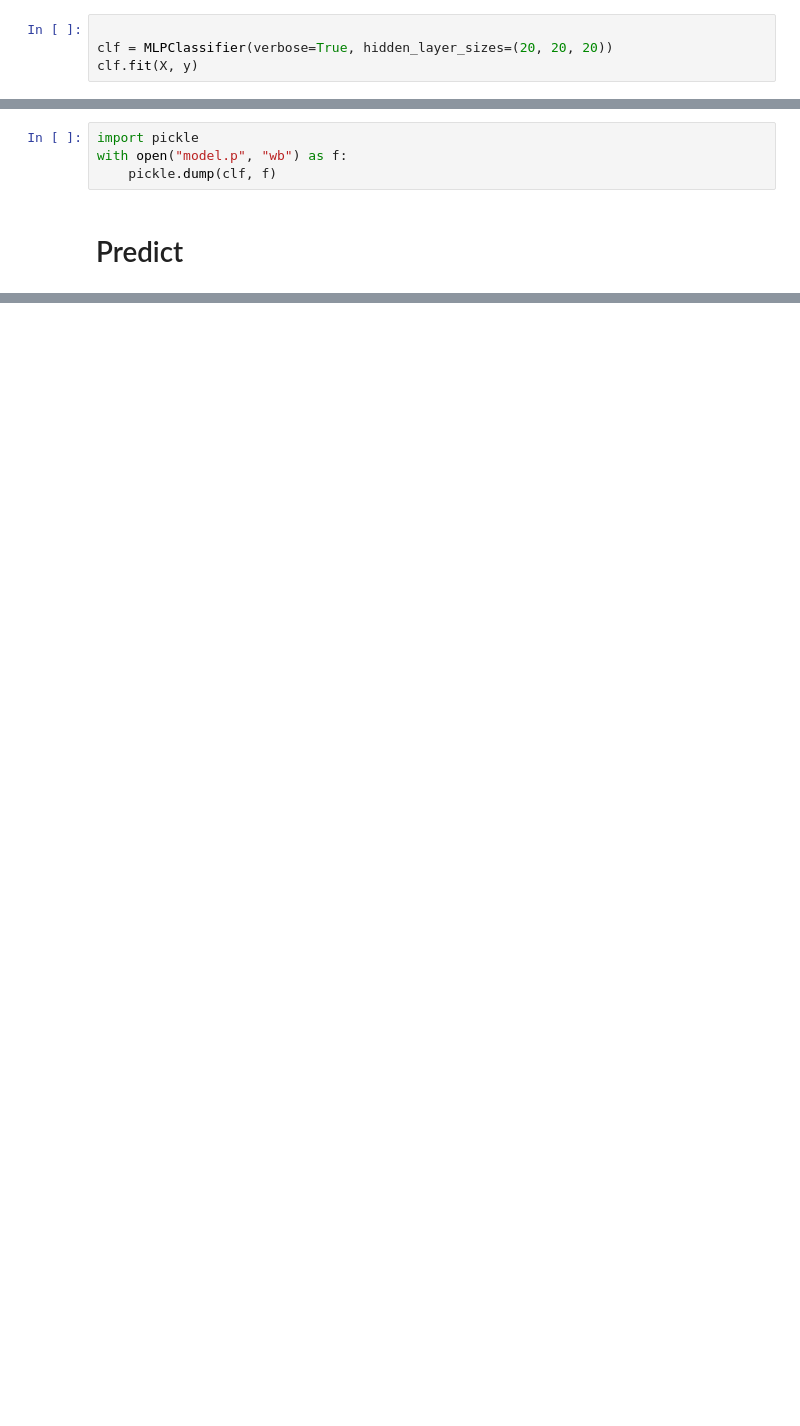
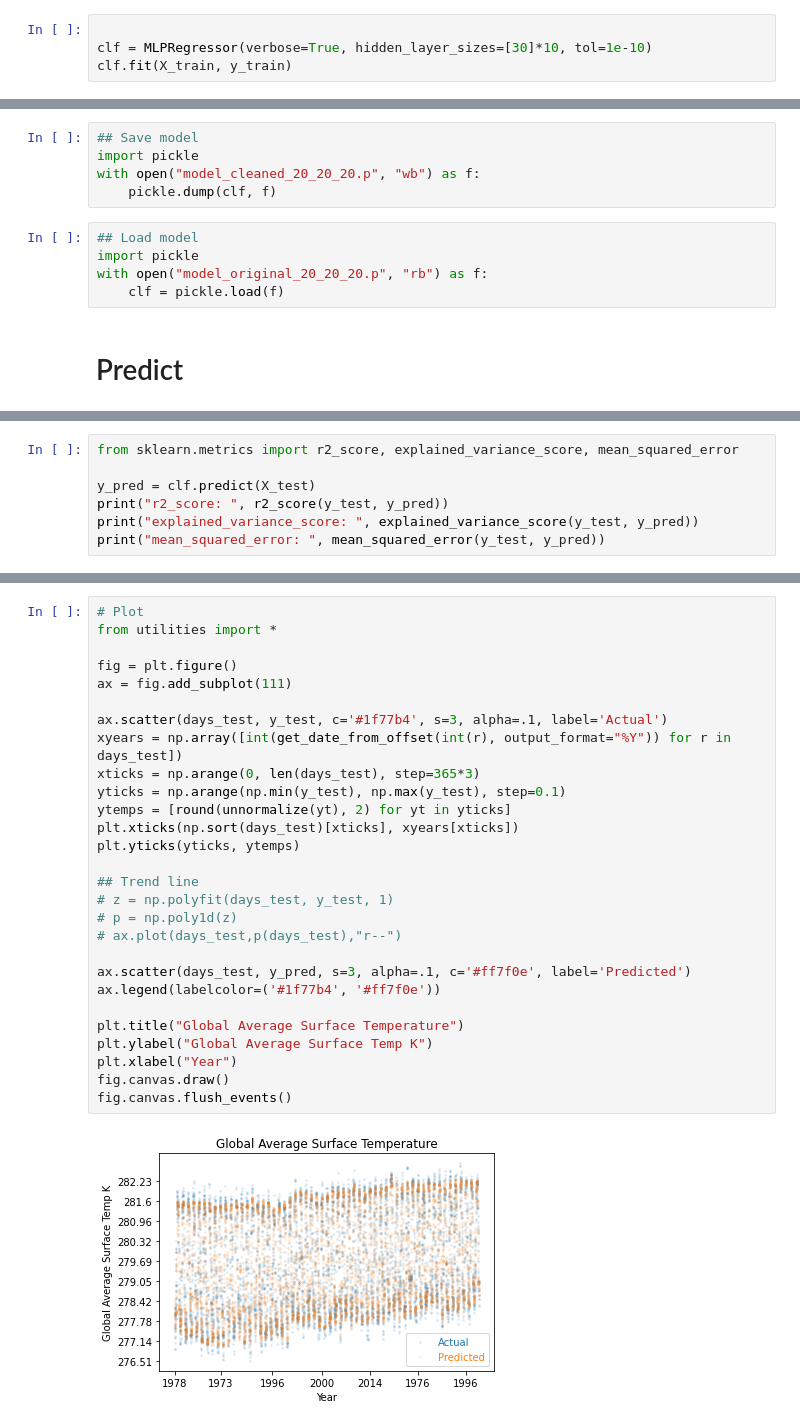
Before and after one commit to singofwalls/EECS_738_Project, a Jupyter notebook: neural_net.ipynb, the cells around one changed output, grey strips where cells are left out. Drawn from its saved outputs; the diff is of its cells as text; blank space fills up the shorter version.

```diff
--- a/neural_net.ipynb
+++ b/neural_net.ipynb
@@ -35,6 +45,6 @@ reading data
 # Train Neural Net
 # %%
 
-clf = MLPClassifier(verbose=True, hidden_layer_sizes=(20, 20, 20))
-clf.fit(X, y)
+clf = MLPRegressor(verbose=True, hidden_layer_sizes=[30]*10, tol=1e-10)
+clf.fit(X_train, y_train)
 # %% [output]
@@ -59,6 +70,12 @@ MLPClassifier(hidden_layer_sizes=(20, 20, 20), verbose=True)
 # %%
+## Save model
 import pickle
-with open("model.p", "wb") as f:
+with open("model_cleaned_20_20_20.p", "wb") as f:
     pickle.dump(clf, f)
+# %%
+## Load model
+import pickle
+with open("model_original_20_20_20.p", "rb") as f:
+    clf = pickle.load(f)
 # %% [markdown]
 # Predict
@@ -68,0 +82,7 @@ print(clf.predict(Xpred))
+# %%
+from sklearn.metrics import r2_score, explained_variance_score, mean_squared_error
+
+y_pred = clf.predict(X_test)
+print("r2_score: ", r2_score(y_test, y_pred))
+print("explained_variance_score: ", explained_variance_score(y_test, y_pred))
+print("mean_squared_error: ", mean_squared_error(y_test, y_pred))
@@ -68,0 +93,30 @@ print(clf.predict(Xpred))
+# %%
+# Plot
+from utilities import *
+
+fig = plt.figure()
+ax = fig.add_subplot(111)
+
+ax.scatter(days_test, y_test, c='#1f77b4', s=3, alpha=.1, label='Actual')
+xyears = np.array([int(get_date_from_offset(int(r), output_format="%Y")) for r in days_test])
+xticks = np.arange(0, len(days_test), step=365*3)
+yticks = np.arange(np.min(y_test), np.max(y_test), step=0.1)
+ytemps = [round(unnormalize(yt), 2) for yt in yticks]
+plt.xticks(np.sort(days_test)[xticks], xyears[xticks])
+plt.yticks(yticks, ytemps)
+
+## Trend line
+# z = np.polyfit(days_test, y_test, 1)
+# p = np.poly1d(z)
+# ax.plot(days_test,p(days_test),"r--")
+
+ax.scatter(days_test, y_pred, s=3, alpha=.1, c='#ff7f0e', label='Predicted')
+ax.legend(labelcolor=('#1f77b4', '#ff7f0e'))
+
+plt.title("Global Average Surface Temperature")
+plt.ylabel("Global Average Surface Temp K")
+plt.xlabel("Year")
+fig.canvas.draw()
+fig.canvas.flush_events()
+# %% [output]
+[figure, added]
```
Also changed, not shown: parts of 6 cells of this notebook, 6 other files.
